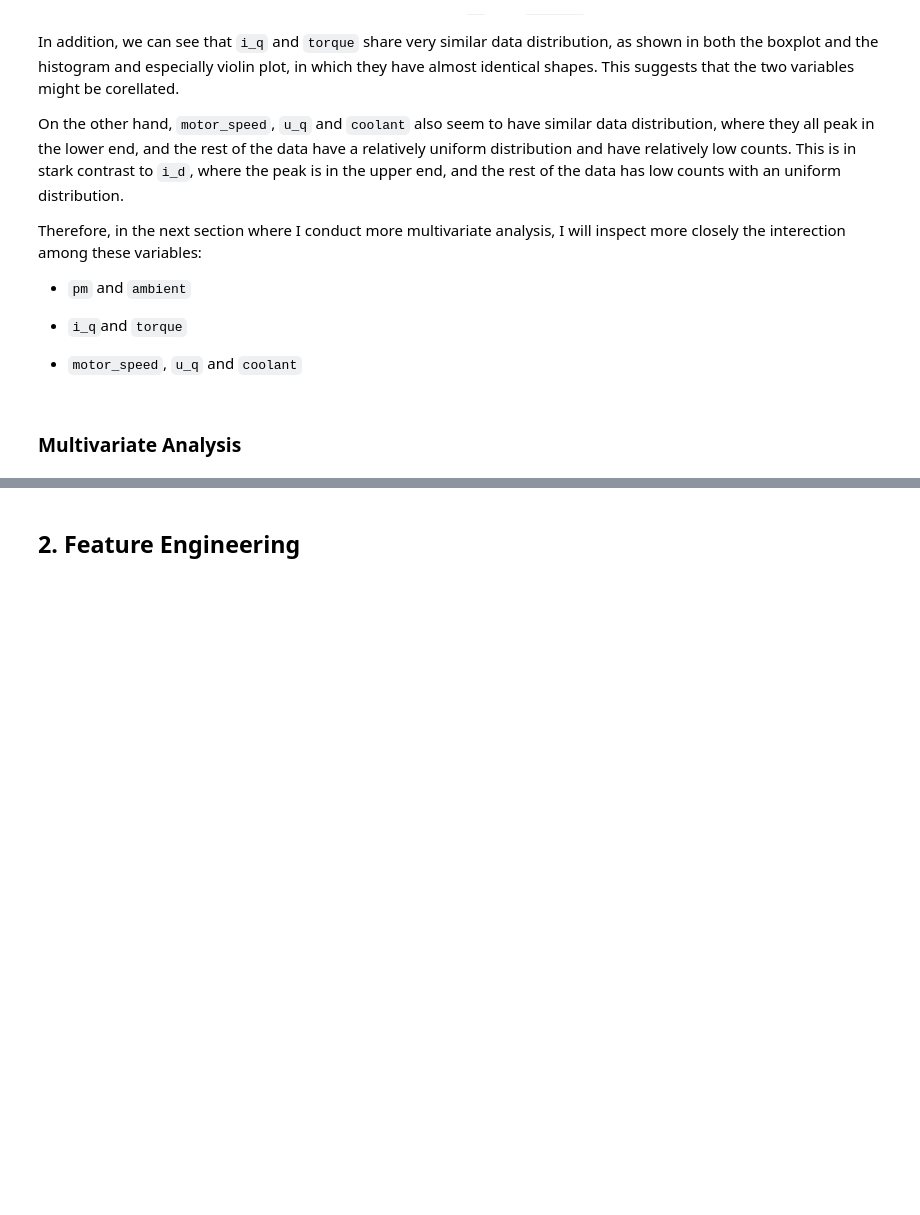
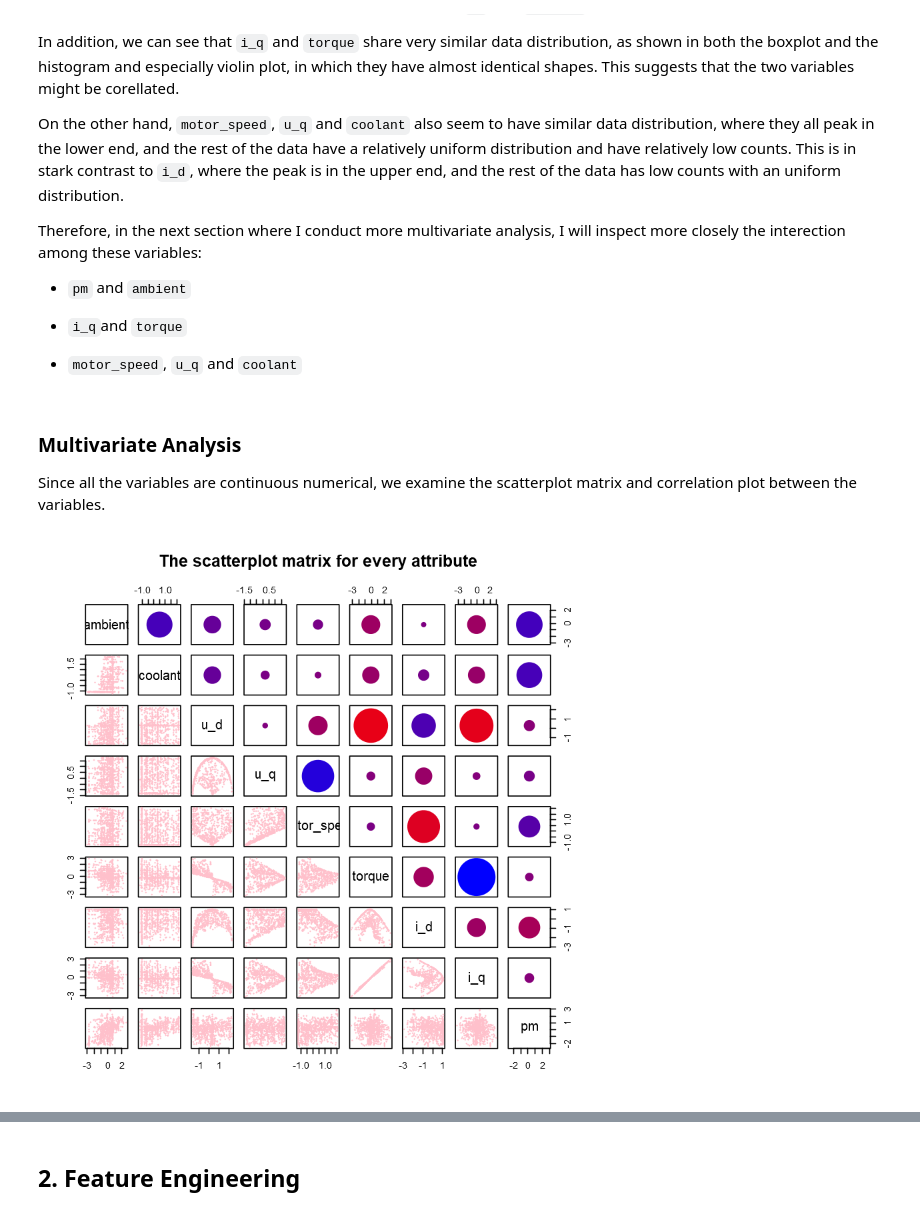
Before and after one commit to DanielTranDS/RotorTemperature-EDA-Regression, a Jupyter notebook: RotorTemp_ModellingCodes.ipynb, the cells around one changed output, grey strips where cells are left out. Cells and saved outputs as stored; diff of their text form; code cells hidden in the pictures; blank space fills up the shorter version.

```diff
--- a/RotorTemp_ModellingCodes.ipynb
+++ b/RotorTemp_ModellingCodes.ipynb
@@ -254,3 +254,44 @@ Therefore, in the next section where I conduct more multivariate analysis, I wil
 - `motor_speed`, `u_q` and `coolant`
 # %% [markdown]
 ### Multivariate Analysis <a class="anchor" id="1.2"></a>
+
+Since all the variables are continuous numerical, we examine the scatterplot matrix and correlation plot between the variables.
+# %%
+#the function takes an argument between 0 and 1 and return a colour gradient
+colorR <- c("red","blue")
+Colorgradient <- colorRamp(colorR)
+
+
+#the function calculates the correlation and will return a circle based on the correlation
+# if the corelation is close to 1 or -1, the circle will have a larger radius
+# if the colour of the circle is closer to 1, then the circle is blue,
+# if the colour of the circle is closer to -1, then the circle is red.
+panel.cor <- function(w, z, ...) {
+    #calculate the correlation
+    corr <- cor(w, z,use = "complete.obs")
+    # it returns the colour based on the input from [-1,1]
+    colour <- rgb(Colorgradient((1 + corr) / 2 ) / 255 )
+
+    #calculate the radius of the corcle
+    radius <- sqrt(abs(corr))
+    radians <- seq(0, 2*pi, len = 50)
+    horizontal <- radius * cos(radians)
+    vertical <- radius * sin(radians)
+    #create full looks
+    horizontal <- c(horizontal, tail(horizontal,n=1))
+    vertical <- c(vertical, tail(vertical,n=1))
+
+
+    par(new=TRUE)
+    plot(0, type='n', xlim=c(-1,1), ylim=c(-1,1), axes=FALSE, asp=1)
+    polygon(horizontal, vertical, border=colour, col=colour)
+}
+
+#plotting the scattorplot matrx
+options(repr.plot.width=7, repr.plot.height=7)
+
+#sample 1000 points to plot the graph to avoid crowd
+pairs(train[-10][sample.int(nrow(train),1000),],pch = 18,cex=0.5,cex.labels=1.5,col="pink",upper.panel=panel.cor
+      ,main="The scatterplot matrix for every attribute")
+# %% [output]
+[figure, added]
```
Also changed, not shown: parts of 17 cells of this notebook.
